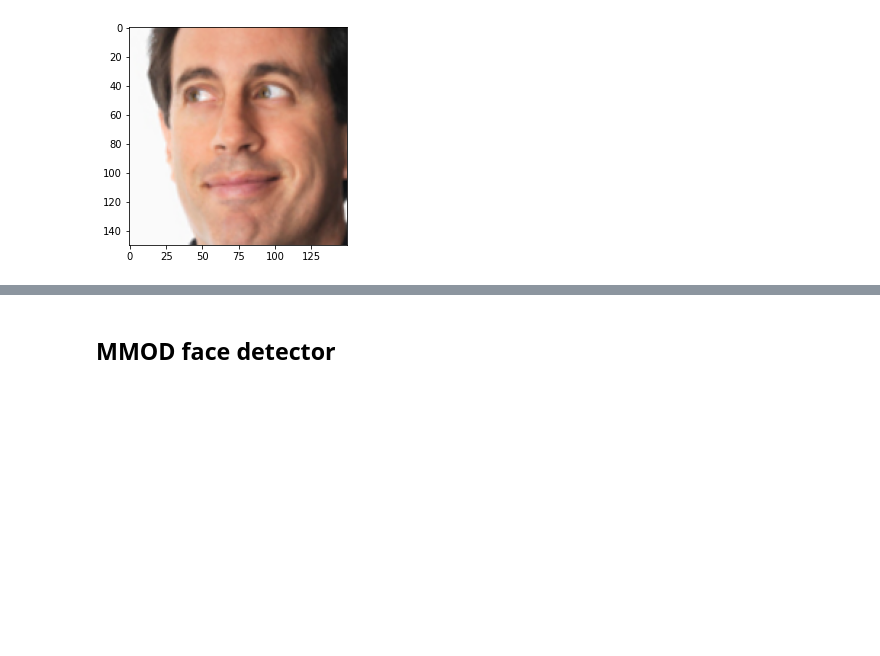
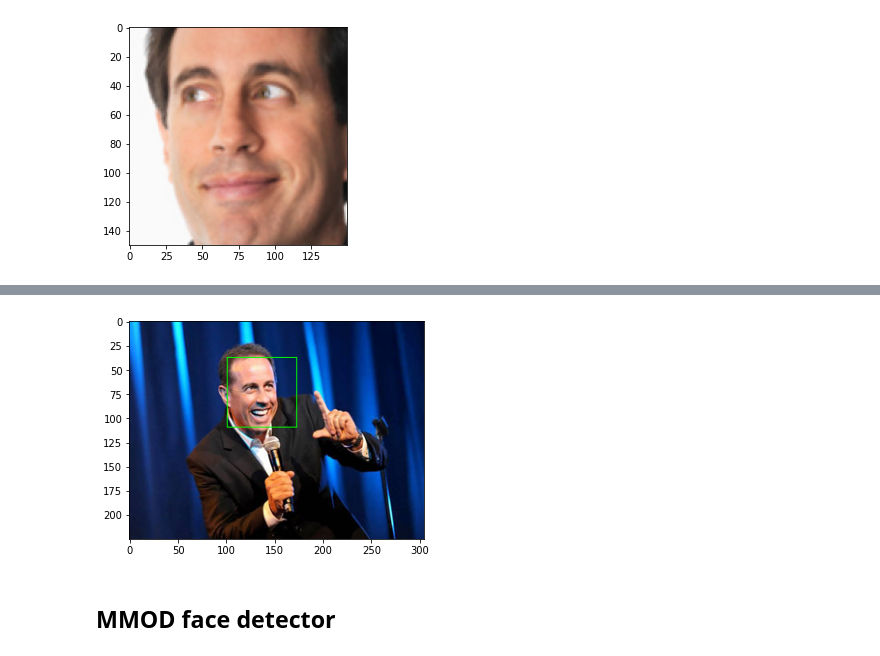
Before and after one commit to Coyote-Schmoyote/face-detection-dlib, a Jupyter notebook: face_detection_project.ipynb, the cells around one changed output, grey strips where cells are left out. Saved outputs shown, nothing was run; the diff lists cells and outputs as text; code cells hidden in the pictures; blank space fills up the shorter version.

```diff
--- a/face_detection_project.ipynb
+++ b/face_detection_project.ipynb
@@ -149,2 +190,14 @@ plt.imshow(img2_aligned);
+# %%
+for bbox in detected_img:
+  x1 = bbox.left()
+  y1 = bbox.top()
+  x2 = bbox.right()
+  y2 = bbox.bottom()
+
+  cv2.rectangle(img, pt1=(x1, y1), pt2=(x2, y2), color=(0, 255,0))
+
+  plt.imshow(img)
+# %% [output]
+[figure, added]
 # %% [markdown]
 ## MMOD face detector
```
Also changed, not shown: parts of 25 cells of this notebook.
